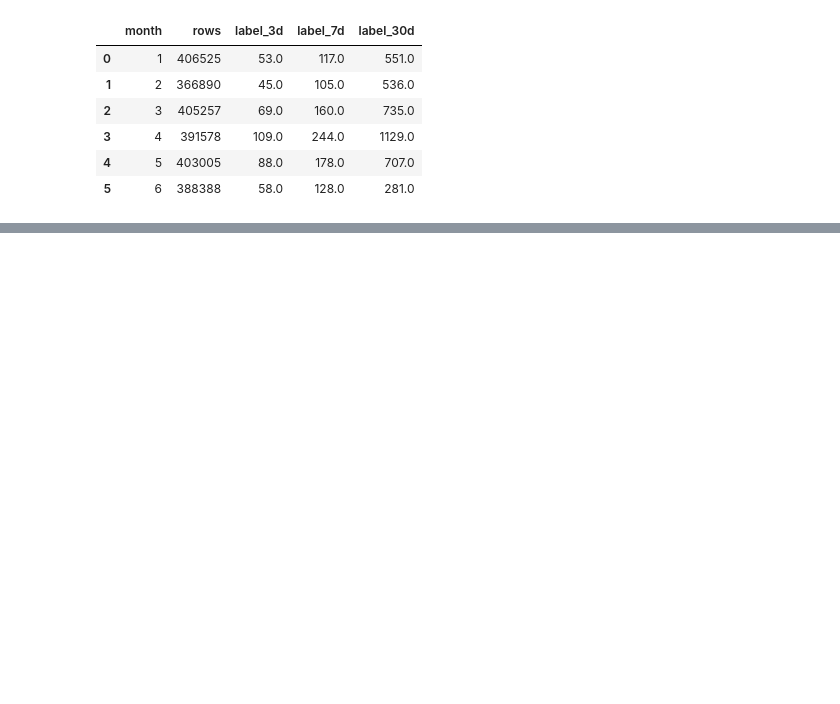
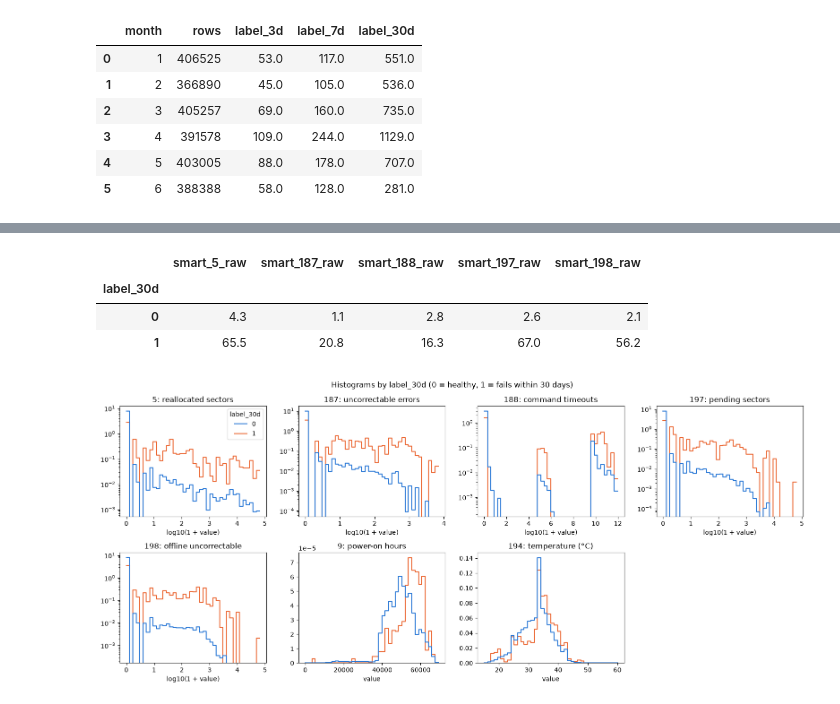
Before and after one commit to matteobombelli/cmpt455-2026-fall-project, a Jupyter notebook: notebooks/EDA_Preprocessing.ipynb, the cells around one changed output, grey strips where cells are left out. Saved outputs shown, nothing was run; the diff lists cells and outputs as text; code cells hidden in the pictures; blank space fills up the shorter version.

Commit message:
Add univariate and multivariate analysis (steps 5 and 6) with takeaways

```diff
--- a/notebooks/EDA_Preprocessing.ipynb
+++ b/notebooks/EDA_Preprocessing.ipynb
@@ -230,0 +242,40 @@ con.sql("""
+# %%
+COUNTERS = ["smart_5_raw", "smart_187_raw", "smart_188_raw", "smart_197_raw", "smart_198_raw"]
+KEY = COUNTERS + ["smart_9_raw", "smart_194_raw"]
+NAMES = {
+    "smart_5_raw": "5: reallocated sectors",
+    "smart_187_raw": "187: uncorrectable errors",
+    "smart_188_raw": "188: command timeouts",
+    "smart_197_raw": "197: pending sectors",
+    "smart_198_raw": "198: offline uncorrectable",
+    "smart_9_raw": "9: power-on hours",
+    "smart_194_raw": "194: temperature (°C)",
+}
+COLORS = {0: "#2a78d6", 1: "#eb6834"}  # healthy, fails within 30 days
+
+key = con.sql(f"""
+    SELECT {", ".join(KEY)}, label_30d
+    FROM '../data/labeled.parquet'
+    WHERE label_30d IS NOT NULL
+""").df()
+key[COUNTERS] = np.log10(1 + key[COUNTERS])
+
+(key[COUNTERS] > 0).groupby(key.label_30d).mean().mul(100).round(1)
+# %% [output]
+|  | smart_5_raw | smart_187_raw | smart_188_raw | smart_197_raw | smart_198_raw |
+| label_30d |  |  |  |  |  |
+| 0 | 4.3 | 1.1 | 2.8 | 2.6 | 2.1 |
+| 1 | 65.5 | 20.8 | 16.3 | 67.0 | 56.2 |
+# %%
+fig, axes = plt.subplots(2, 4, figsize=(16, 7))
+for ax, c in zip(axes.flat, KEY):
+    sns.histplot(key, x=c, hue="label_30d", palette=COLORS, stat="density", common_norm=False,
+                 element="step", fill=False, bins=40, legend=c == KEY[0], ax=ax)
+    ax.set(title=NAMES[c], xlabel="log10(1 + value)" if c in COUNTERS else "value", ylabel="")
+    if c in COUNTERS:
+        ax.set_yscale("log")
+axes.flat[-1].remove()
+fig.suptitle("Histograms by label_30d (0 = healthy, 1 = fails within 30 days)")
+fig.tight_layout()
+# %% [output]
+[figure, added]
```
Also changed, not shown: parts of 10 cells of this notebook.
